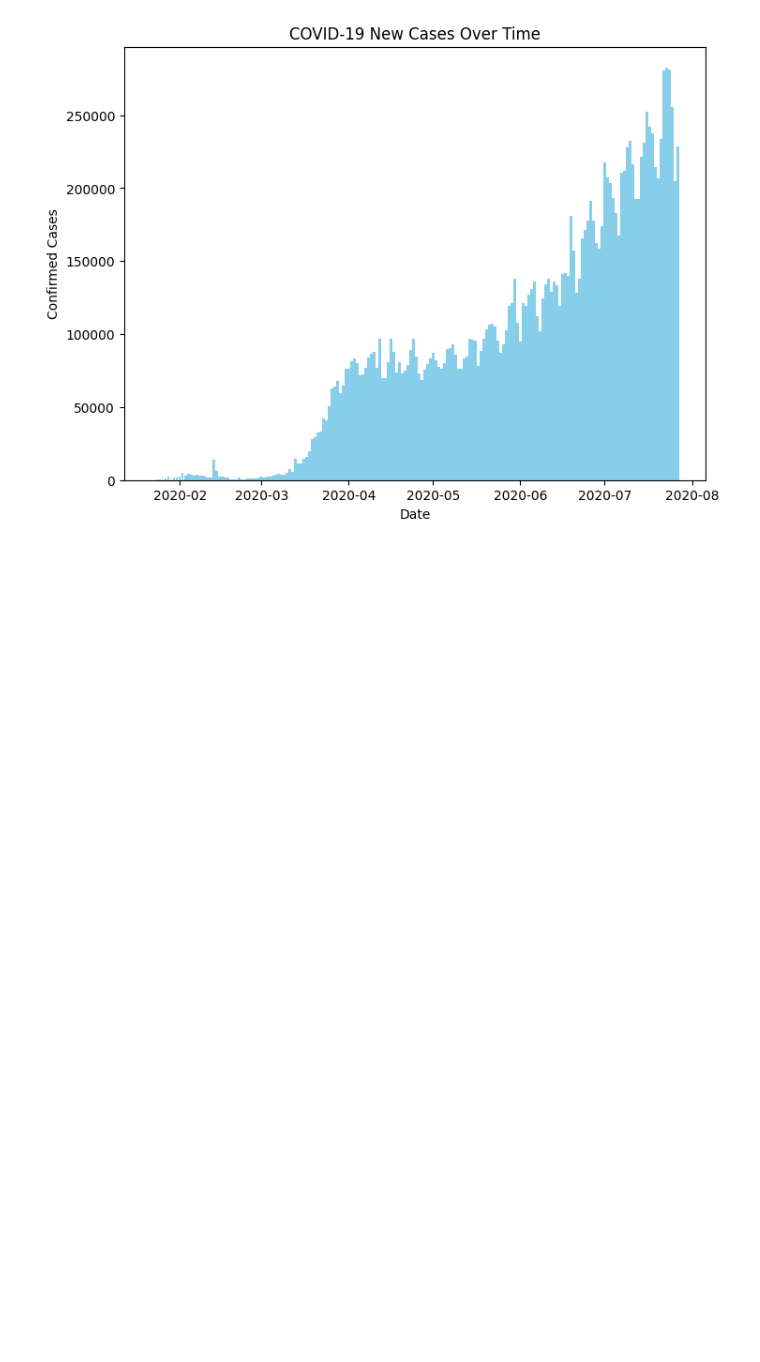
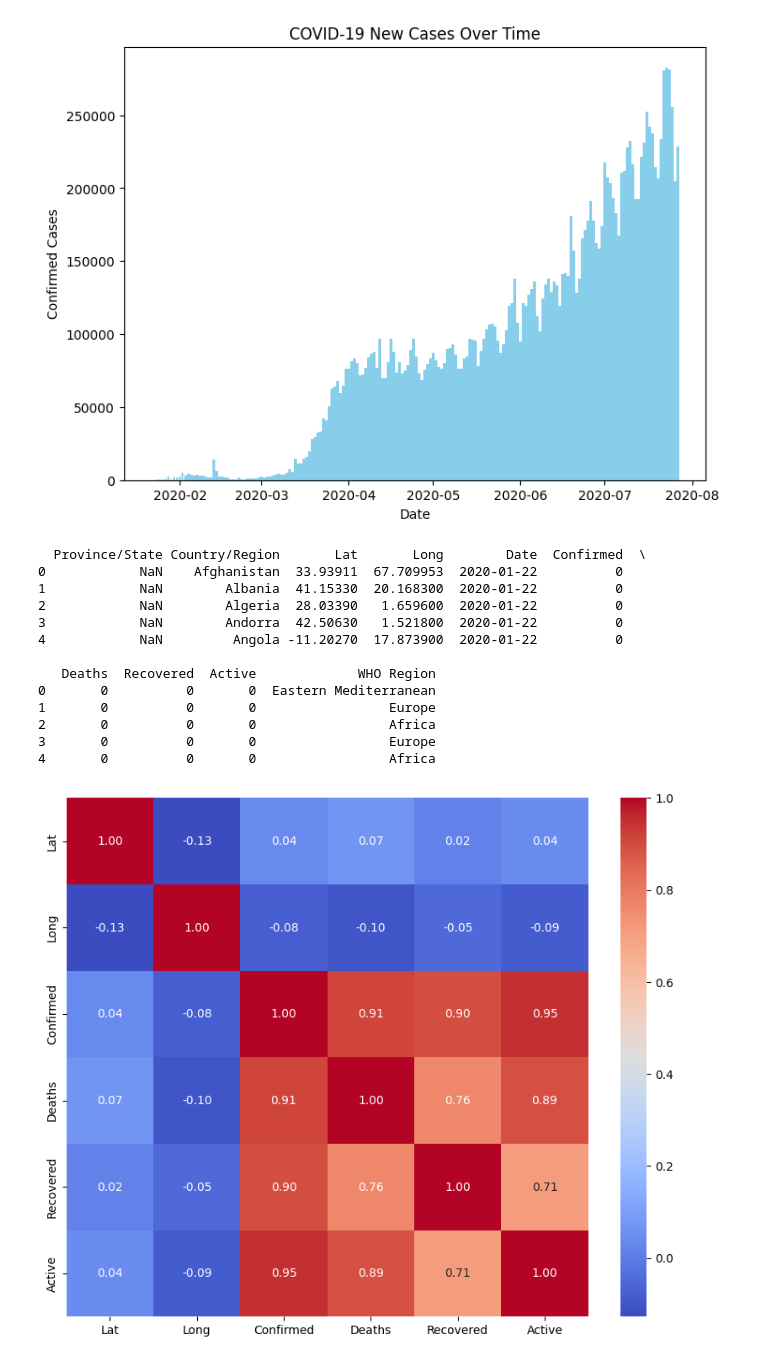
Before and after one commit to peterdev123/data_report, a Jupyter notebook: test.ipynb, the cells around one changed output. Saved outputs shown, nothing was run; the diff lists cells and outputs as text; code cells hidden in the pictures; blank space fills up the shorter version.

Commit message:
heatmap

```diff
--- a/test.ipynb
+++ b/test.ipynb
@@ -450,3 +398,41 @@ plt.title('COVID-19 New Cases Over Time')
 plt.show()
 # %% [output]
 [figure]
+# %%
+import pandas as pd
+import seaborn as sns
+import matplotlib.pyplot as plt
+
+# Load the CSV file (assuming the file is in the same directory as your script)
+df = pd.read_csv('archive\covid_19_clean_complete.csv')
+
+# Display the first few rows of your dataset to check if it loaded correctly
+print(df.head())
+
+# Step 1: Exclude the categorical column ('WHO Region') if it's present
+df_numeric = df.select_dtypes(include=['float64', 'int64'])
+
+# Step 2: Calculate the correlation matrix
+correlation_matrix = df_numeric.corr()
+
+# Step 3: Create the heatmap
+plt.figure(figsize=(10, 8))
+sns.heatmap(correlation_matrix, annot=True, cmap='coolwarm', fmt='.2f')
+
+# Show the plot
+plt.show()
+# %% [output]
+  Province/State Country/Region       Lat       Long        Date  Confirmed  \
+0            NaN    Afghanistan  33.93911  67.709953  2020-01-22          0
+1            NaN        Albania  41.15330  20.168300  2020-01-22          0
+2            NaN        Algeria  28.03390   1.659600  2020-01-22          0
+3            NaN        Andorra  42.50630   1.521800  2020-01-22          0
+4            NaN         Angola -11.20270  17.873900  2020-01-22          0
+
+   Deaths  Recovered  Active             WHO Region
+0       0          0       0  Eastern Mediterranean
+1       0          0       0                 Europe
+2       0          0       0                 Africa
+3       0          0       0                 Europe
+4       0          0       0                 Africa
+[figure, added]
```
Also changed, not shown: parts of 1 cell of this notebook.
